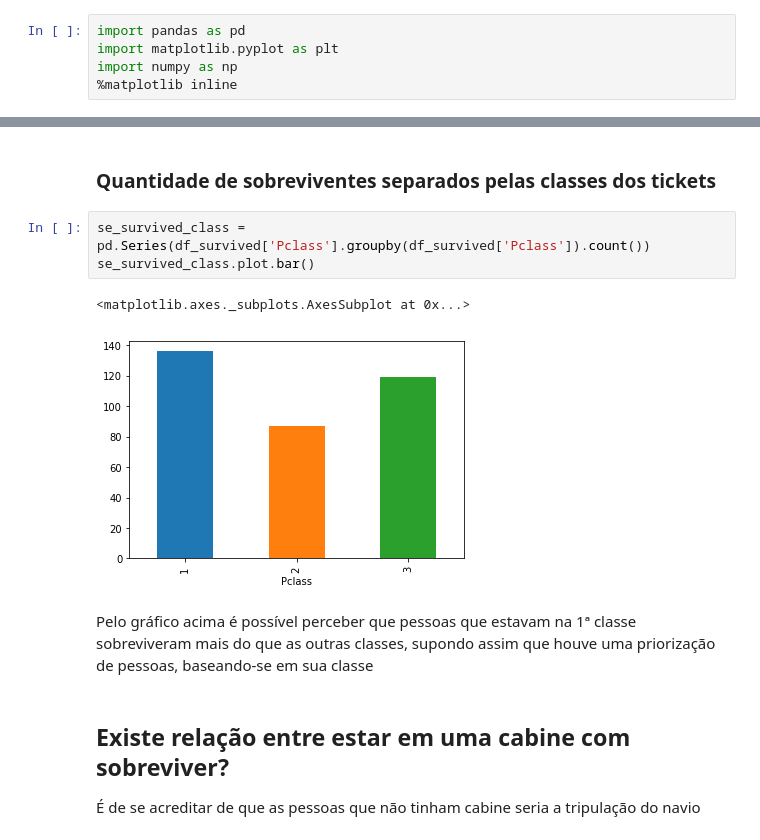
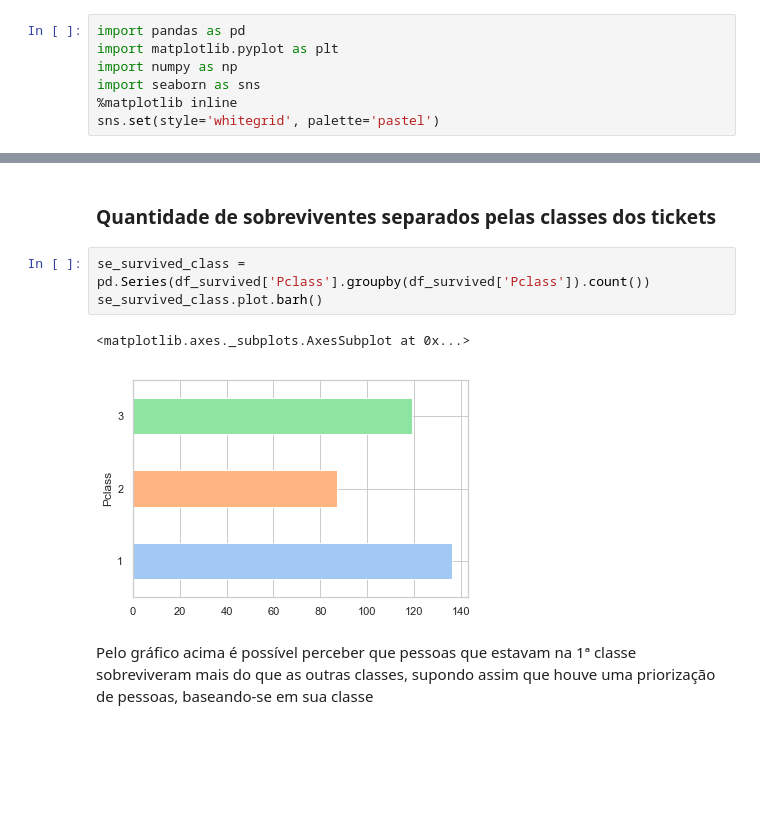
Before and after one commit to anderson-souza/Titanic-Project-Udacity, a Jupyter notebook: Análise Titanic.ipynb, the cells around one changed output, grey strips where cells are left out. Saved outputs shown, nothing was run; the diff lists cells and outputs as text; blank space fills up the shorter version.

```diff
--- a/Análise Titanic.ipynb
+++ b/Análise Titanic.ipynb
@@ -2,6 +2,8 @@
 import pandas as pd
 import matplotlib.pyplot as plt
 import numpy as np
+import seaborn as sns
 %matplotlib inline
+sns.set(style='whitegrid', palette='pastel')
 # %%
 df = pd.read_csv('titanic-data-6.csv')
@@ -189,12 +216,9 @@ Pelos gráficos é possível perceber que os mais jovens conseguiram se salvar
 ### Quantidade de sobreviventes separados pelas classes dos tickets
 # %%
 se_survived_class = pd.Series(df_survived['Pclass'].groupby(df_survived['Pclass']).count())
-se_survived_class.plot.bar()
+se_survived_class.plot.barh()
 # %% [output]
 <matplotlib.axes._subplots.AxesSubplot at 0x...>
-[figure, old version]
+[figure, new version]
 # %% [markdown]
 Pelo gráfico acima é possível perceber que pessoas que estavam na 1ª classe sobreviveram mais do que as outras classes, supondo assim que houve uma priorização de pessoas, baseando-se em sua classe
-# %% [markdown]
-## Existe relação entre estar em uma cabine com sobreviver?
-É de se acreditar de que as pessoas que não tinham cabine seria a tripulação do navio
```
Also changed, not shown: parts of 32 cells of this notebook.
